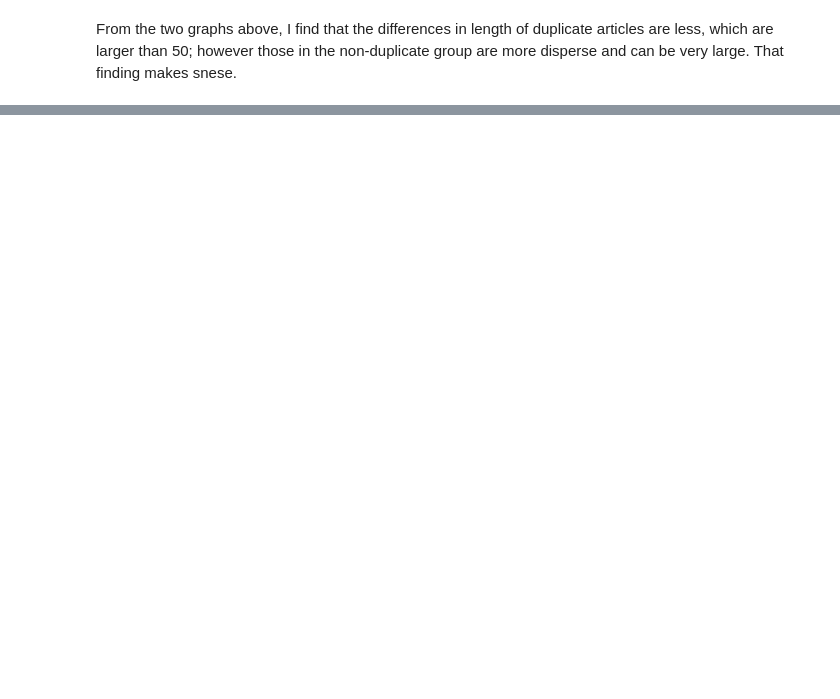
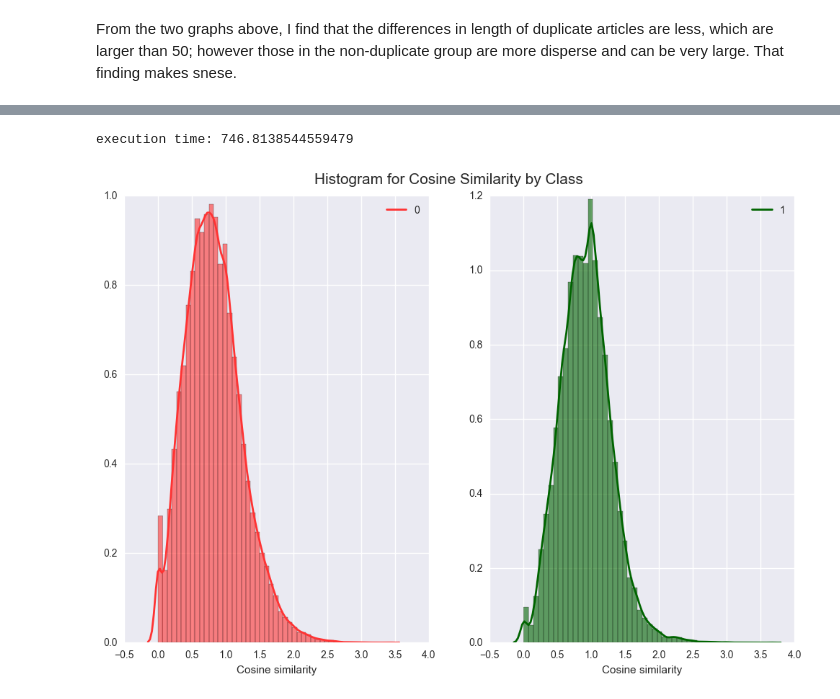
Before and after one commit to lwkuant/Side_project_Duplicate_question_detector, a Jupyter notebook: Duplicate_question_detector.ipynb, the cells around one changed output, grey strips where cells are left out. Saved outputs shown, nothing was run; the diff lists cells and outputs as text; code cells hidden in the pictures; blank space fills up the shorter version.

```diff
--- a/Duplicate_question_detector.ipynb
+++ b/Duplicate_question_detector.ipynb
@@ -208,0 +230,10 @@ From the two graphs above, I find that the differences in length of duplicate ar
+# %%
+from nltk import pos_tag as tag
+
+import time
+start_time = time.time()
+df_tr['q1_pos'] = df_tr['q1_token'].apply(lambda x: tag(x))
+df_tr['q2_pos'] = df_tr['q2_token'].apply(lambda x: tag(x))
+
+print('execution time:', (time.time() - start_time))
+print(df_tr.ix[:, ['q1_pos', 'q2_pos']].head())
@@ -208,0 +314,6 @@ From the two graphs above, I find that the differences in length of duplicate ar
+# %%
+###
+start_time = time.time()
+df_tr['q1_pos_lem_con'] = df_tr['q1_pos_lem'].apply(lambda x: ' '.join([pair[0]+pos_con(pair[1]) for pair in x if not re.match(r'.*\d+.*', pair[0])]))
+df_tr['q2_pos_lem_con'] = df_tr['q2_pos_lem'].apply(lambda x: ' '.join([pair[0]+pos_con(pair[1]) for pair in x if not re.match(r'.*\d+.*', pair[0])]))
+print('execution time:', (time.time() - start_time))
@@ -208,0 +322,64 @@ From the two graphs above, I find that the differences in length of duplicate ar
+# %%
+### Calculate the modified-form cosine similarity
+
+def cal_cos_sim(df):
+
+    from nltk.corpus import wordnet as wn
+    from sklearn.feature_extraction.text import TfidfVectorizer
+
+    cos_sim = []
+
+    for i in range(len(df)):
+
+        try:
+            corpus = [df['q1_pos_lem_con'][i], df['q2_pos_lem_con'][i]]
+            vectorizer = TfidfVectorizer()
+            tf_mat = vectorizer.fit_transform(corpus).todense()
+            vec_1 = np.array(tf_mat[0])
+            vec_2 = np.array(tf_mat[1])
+            name_vec = sorted(vectorizer.vocabulary_, key=vectorizer.vocabulary_.get)
+
+            def word_sim(name_vec):
+                mat = np.zeros([len(name_vec), len(name_vec)])
+
+                for i in range(len(name_vec)):
+                    for j in range(len(name_vec)):
+                        if i == j:
+                            mat[i, j] = 1
+                        else:
+                            try:
+                                mat[i, j] = wn.synset(name_vec[i][:-1]+'.'+name_vec[i][-1]+'.01').wup_similarity(wn.synset(name_vec[j][:-1]+'.'+name_vec[j][-1]+'.01'))
+                            except:
+                                mat[i, j] = 0
+                mat[np.isnan(mat)] = 0
+                return mat
+
+            cos_sim.append(float(np.dot(vec_1, word_sim(name_vec)).dot(vec_2.T)/(np.linalg.norm(vec_1)*np.linalg.norm(vec_2))))
+        except:
+            cos_sim.append(0)
+
+    return cos_sim
+
+start_time = time.time()
+df_tr['cos_sim'] = cal_cos_sim(df_tr)
+print('execution time:', (time.time() - start_time))
+# %% [output]
+execution time: 746.8138544559479
+# %%
+df_tr['cos_sim'][np.isnan(df_tr['cos_sim'].values)] = 0
+# %%
+color_list = ['#FF3333', '#006400']
+
+fig = plt.figure(figsize=[12, 8])
+plt.suptitle('Histogram for Cosine Similarity by Class', fontsize=15, y=0.94)
+for ind, col in enumerate(np.unique(df['is_duplicate']), start=1):
+    axes = fig.add_subplot(1, 2, ind)
+    sns.distplot(df_tr['cos_sim'][df_tr['is_duplicate'].values == col].values,
+                kde_kws={'alpha':1, 'label': str(col), 'lw':2},
+                bins=50,
+                color = color_list[ind-1],
+                hist_kws={'alpha':0.6})
+    axes.set_xlabel('Cosine similarity')
+    axes.legend()
+# %% [output]
+[figure, added]
```
Also changed, not shown: parts of 23 cells of this notebook.
